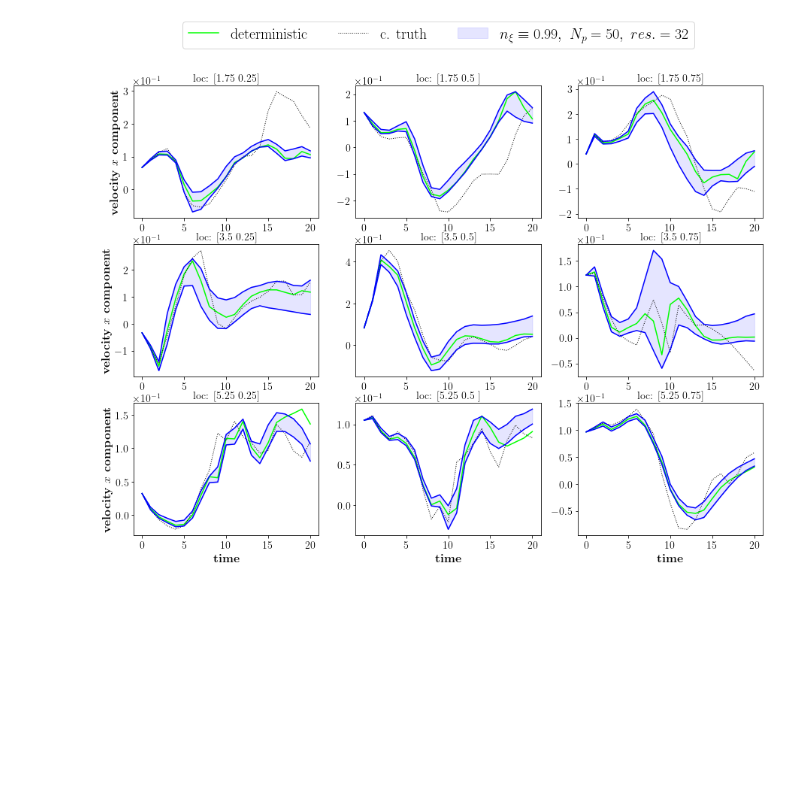
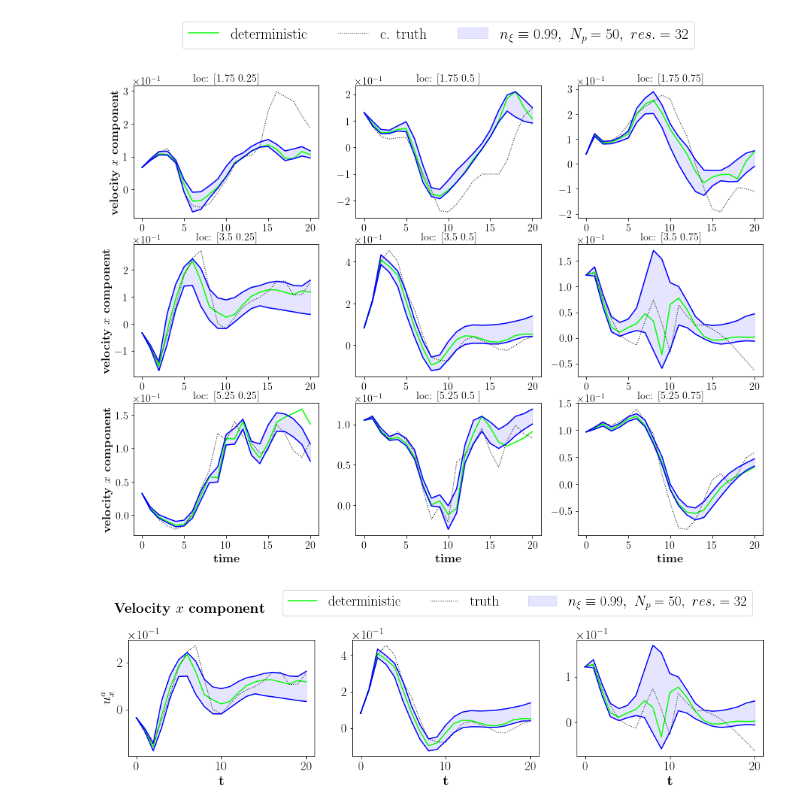
Before and after one commit to sharma-kk/coupled_OA_model, a Jupyter notebook: stochastic/224x32/data_analysis/ensem_ou_m_obs_same_ic_t25_onwards_vs_det_vs_truth.ipynb, the cells around one changed output. Cells and saved outputs as stored; diff of their text form; code cells hidden in the pictures; blank space fills up the shorter version.

Commit message:
modify script to get results for paper

```diff
--- a/stochastic/224x32/data_analysis/ensem_ou_m_obs_same_ic_t25_onwards_vs_det_vs_truth.ipynb
+++ b/stochastic/224x32/data_analysis/ensem_ou_m_obs_same_ic_t25_onwards_vs_det_vs_truth.ipynb
@@ -239,0 +256,27 @@ plt.setp(ax[:, 0], ylabel=r'\bf {velocity} $x$ \bf{component}')
+# %%
+obs_p = [14, 42, 70]
+# %%
+sp = 0 # starting point for plotting results
+fig, ax = plt.subplots(1,3, figsize=(16, 3))
+n = 0
+lime_c = '#00FF00' # this is neon green !
+c1 = "blue"
+c2 = "cyan"
+# c2 = lime_c
+for j in [0,1,2]:
+    ax[j].plot(ua_det[sp:n_tsteps,obs_p[n],0], label = 'deterministic', color=lime_c)
+    ax[j].plot(ua_truth[sp:n_tsteps,obs_p[n],0], label = 'truth', color="black", linestyle='dotted', linewidth=1)
+    ax[j].plot(vel_x_std_plus_p1[sp:,obs_p[n]], color=c1)
+    ax[j].plot(vel_x_std_minus_p1[sp:,obs_p[n]], color=c1)
+    ax[j].fill_between(np.arange(n_tsteps - sp),vel_x_std_plus_p1[sp:,obs_p[n]],vel_x_std_minus_p1[sp:,obs_p[n]], alpha=.1, color=c1, label=r'$n_{\xi}\equiv 0.99, \ N_p = 50, \ res. = 32$' )
+    ax[j].ticklabel_format(axis='y',style='scientific', scilimits=(0,0), useMathText=True)
+    # ax[j].set_title('loc: '+ str(gridpoints[obs_p[n]]))
+    n += 1
+handles, labels = ax[0].get_legend_handles_labels()
+fig.legend(handles, labels, loc='upper center', bbox_to_anchor=(0.6, 1.25), ncol=3)
+fig.suptitle(r'\bf Velocity $x$ component', x = 0.2, y = 1.12)
+plt.setp(ax[:], xlabel=r'${ \bf t }$')
+plt.setp(ax[0], ylabel=r'$u_x^a$')
+plt.savefig('../plots/ou_same_ic/cm_res_32_atm_ux_var_99_part_50_t25_onwards_3_cent_loc.pdf',bbox_inches='tight')
+# %% [output]
+[figure, added]
```
Also changed, not shown: parts of 14 cells of this notebook, 5 other files.
